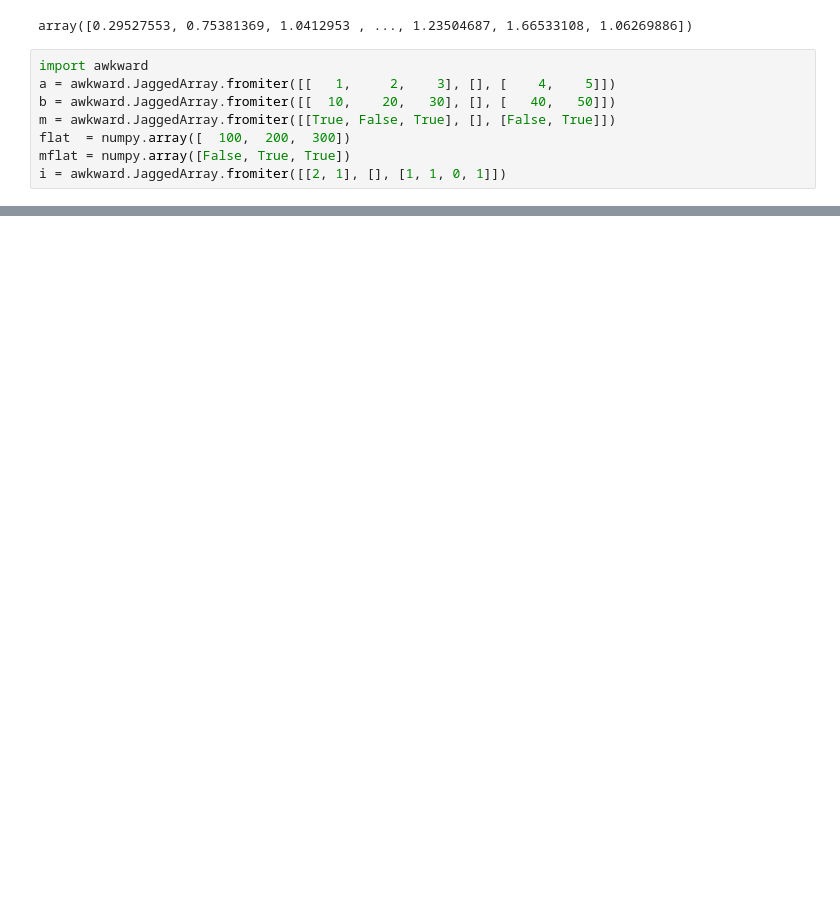
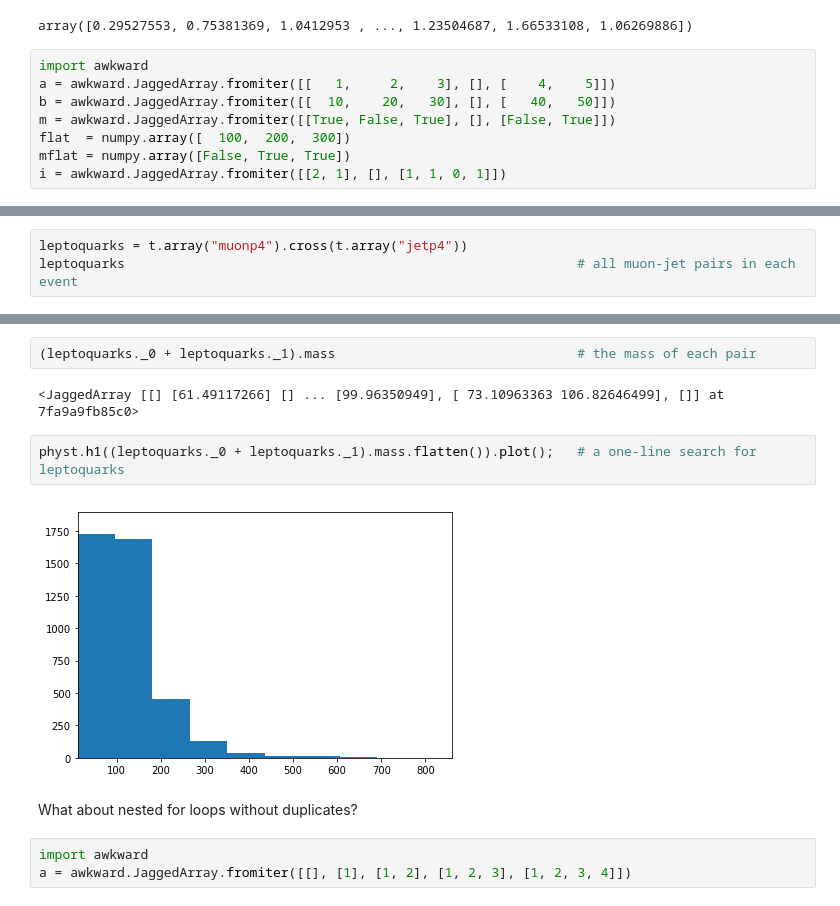
Before and after one commit to jpivarski-talks/jupyter-talks, a Jupyter notebook: 2018-09-28-uproot3-update/uproot-3.ipynb, the cells around one changed output, grey strips where cells are left out. Cells and saved outputs as stored; diff of their text form; blank space fills up the shorter version.

```diff
--- a/2018-09-28-uproot3-update/uproot-3.ipynb
+++ b/2018-09-28-uproot3-update/uproot-3.ipynb
@@ -440,0 +455,3 @@ array([6, 0, 9])
+# %%
+leptoquarks = t.array("muonp4").cross(t.array("jetp4"))
+leptoquarks                                                          # all muon-jet pairs in each event
@@ -440,0 +464,13 @@ array([6, 0, 9])
+# %%
+(leptoquarks._0 + leptoquarks._1).mass                               # the mass of each pair
+# %% [output]
+<JaggedArray [[] [61.49117266] [] ... [99.96350949], [ 73.10963363 106.82646499], []] at 7fa9a9fb85c0>
+# %%
+physt.h1((leptoquarks._0 + leptoquarks._1).mass.flatten()).plot();   # a one-line search for leptoquarks
+# %% [output]
+[figure, added]
+# %% [markdown]
+What about nested for loops without duplicates?
+# %%
+import awkward
+a = awkward.JaggedArray.fromiter([[], [1], [1, 2], [1, 2, 3], [1, 2, 3, 4]])
```
Also changed, not shown: parts of 48 cells of this notebook, 5 other files.
